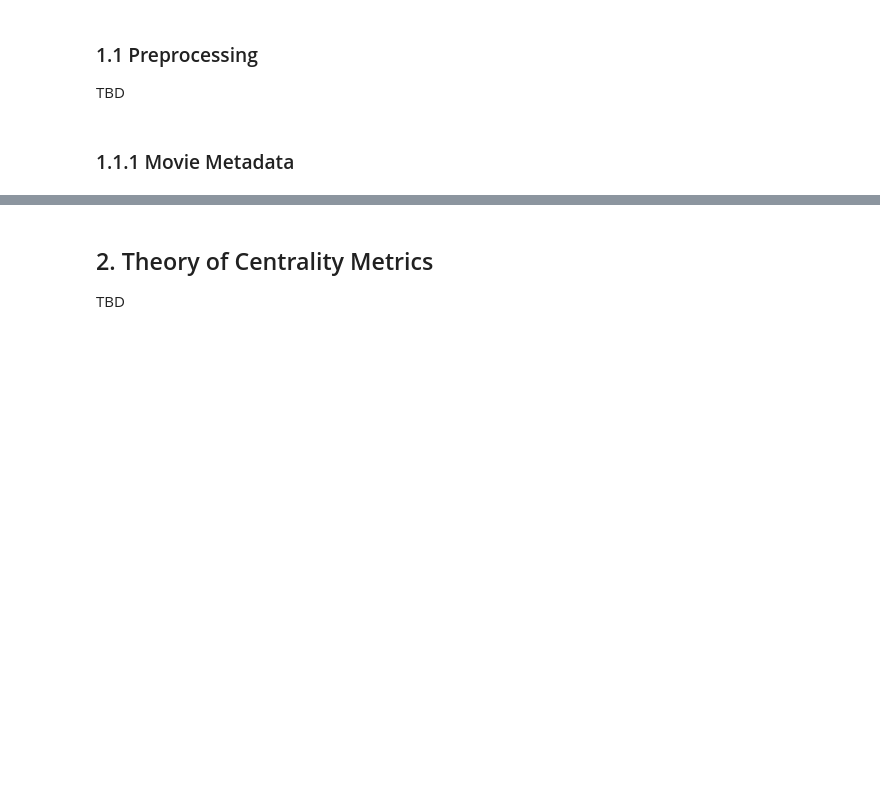
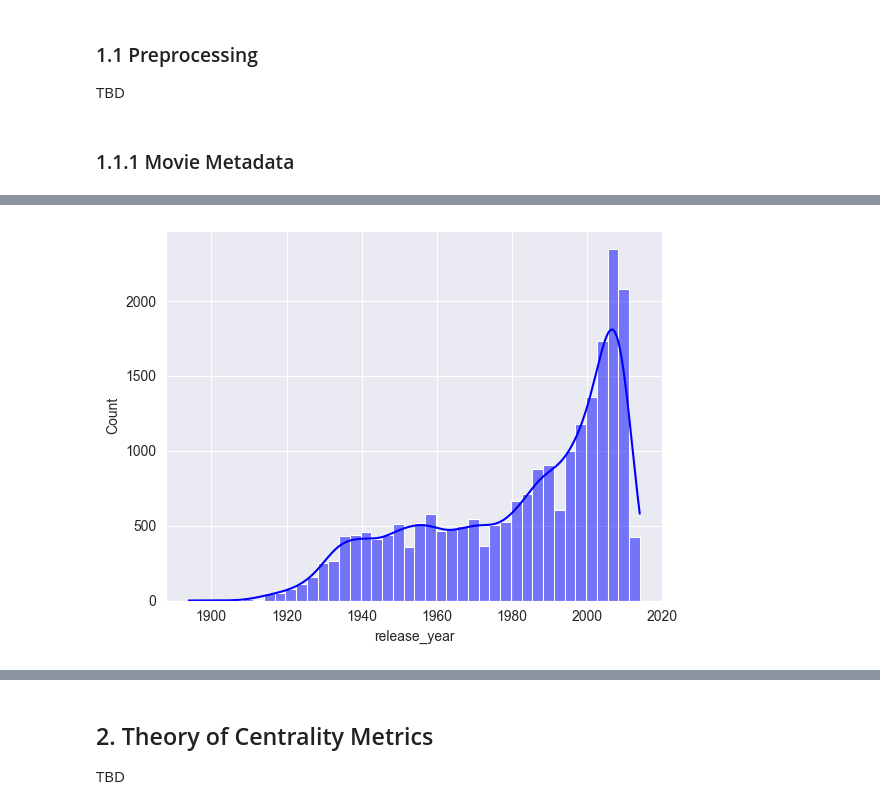
Before and after one commit to epfl-ada/ada-2023-project-adaroundtheworld2023, a Jupyter notebook: project_milestone_3.ipynb, the cells around one changed output, grey strips where cells are left out. Cells and saved outputs as stored; diff of their text form; code cells hidden in the pictures; blank space fills up the shorter version.

```diff
--- a/project_milestone_3.ipynb
+++ b/project_milestone_3.ipynb
@@ -65,0 +211,20 @@ metadata_df.head(5)
+# %%
+# we don't need tconst anymore, let's drop it
+imdb_df.drop(columns='tconst', inplace=True)
+
+# let's rename the columns to avoid camelcase and sync with other df-s
+imdb_df.rename(
+    columns={
+        'originalTitle': 'name',
+        'startYear': 'release_year',
+        'averageRating': 'rating',
+        'numVotes': 'num_votes'
+    },
+    inplace=True
+)
+
+# let's fix some dtypes
+imdb_df.release_year = pd.to_numeric(imdb_df.release_year, errors='coerce', downcast='integer')
+imdb_df.dropna(subset='release_year', inplace=True)
+
+imdb_df.name = imdb_df.name.astype(str)
@@ -69,0 +244,4 @@ TBD
+# %%
+# merge plots with metadata
+movies_plots_df = pd.merge(plot_df, metadata_df, on='wikipedia_id', how='inner')
+movies_plots_df.head(5)
@@ -69,0 +257,18 @@ TBD
+# %%
+# drop duplicated keys
+movies_plots_df.drop_duplicates(subset=['name', 'release_year'], keep=False, inplace=True)
+imdb_df.drop_duplicates(subset=['name', 'release_year'], keep=False, inplace=True)
+# %%
+# let's create lowercase titles for merging
+movies_plots_df['name_lowercase'] = movies_plots_df.name.str.lower()
+imdb_df['name_lowercase'] = imdb_df.name.str.lower()
+
+# let's now merge
+df = pd.merge(imdb_df, movies_plots_df, on=['name_lowercase', 'release_year'], how='inner')
+
+# and now deal with lowecase names
+df.drop(columns=['name_lowercase', 'name_y'], inplace=True)
+df.rename(columns={'name_x': 'name'}, inplace=True)
+
+print(df.shape)
+df.head(5)
@@ -73,0 +301,5 @@ TBD
+# %%
+# plot the movie counts by year
+_ = sns.histplot(df.release_year, kde=True, color='blue', label='treated')
+# %% [output]
+[figure, added]
```
Also changed, not shown: parts of 31 cells of this notebook.
